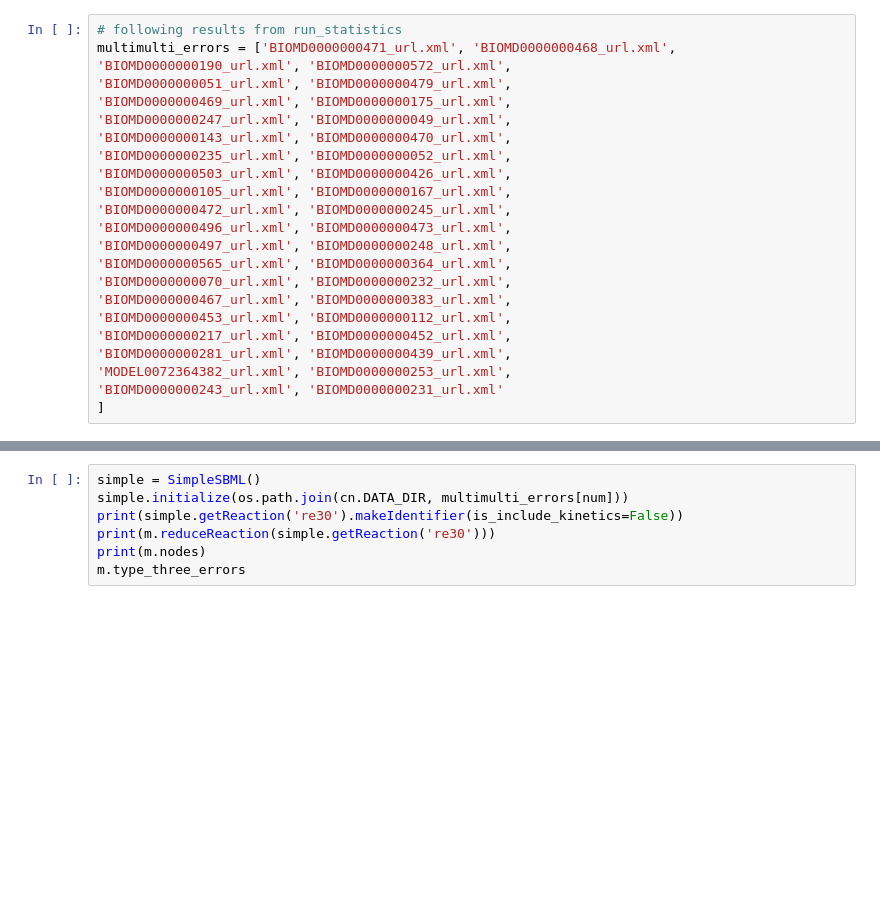
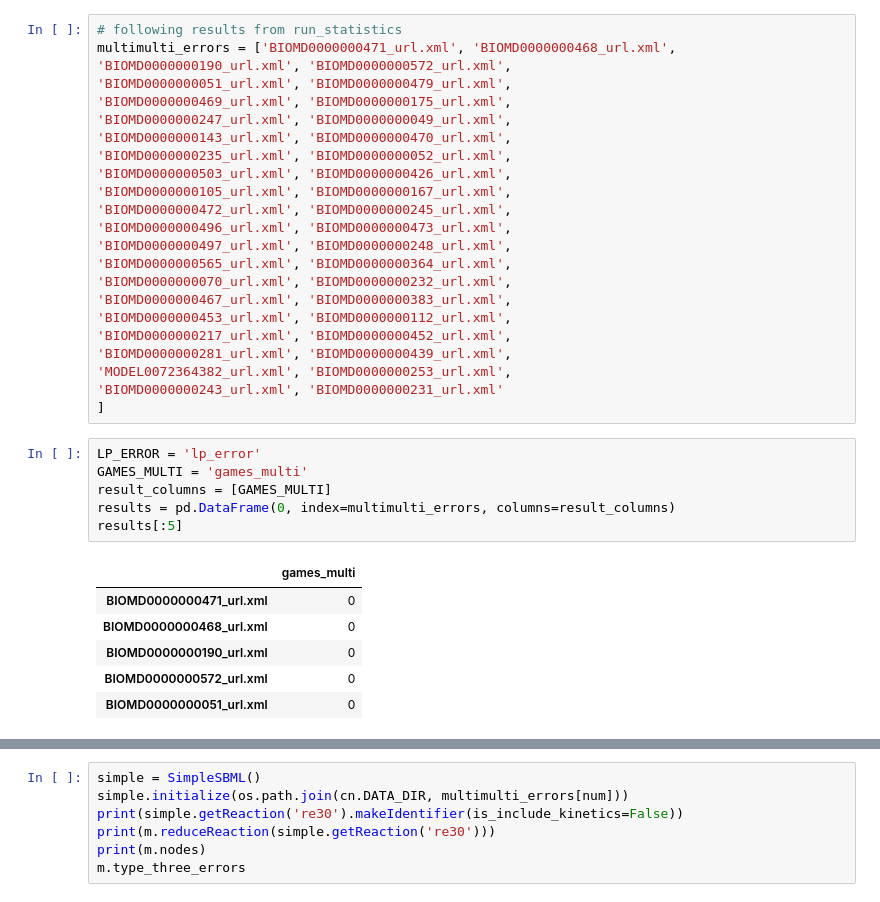
Before and after one commit to ModelEngineering/SBMLLint, a Jupyter notebook: notebook/construct_multimulti.ipynb, the cells around one changed output, grey strips where cells are left out. Saved outputs shown, nothing was run; the diff lists cells and outputs as text; blank space fills up the shorter version.

```diff
--- a/notebook/construct_multimulti.ipynb
+++ b/notebook/construct_multimulti.ipynb
@@ -30,3 +31,16 @@ multimulti_errors = ['BIOMD0000000471_url.xml', 'BIOMD0000000468_url.xml',
 'MODEL0072364382_url.xml', 'BIOMD0000000253_url.xml',
 'BIOMD0000000243_url.xml', 'BIOMD0000000231_url.xml'
 ]
+# %%
+LP_ERROR = 'lp_error'
+GAMES_MULTI = 'games_multi'
+result_columns = [GAMES_MULTI]
+results = pd.DataFrame(0, index=multimulti_errors, columns=result_columns)
+results[:5]
+# %% [output]
+|  | games_multi |
+| BIOMD0000000471_url.xml | 0 |
+| BIOMD0000000468_url.xml | 0 |
+| BIOMD0000000190_url.xml | 0 |
+| BIOMD0000000572_url.xml | 0 |
+| BIOMD0000000051_url.xml | 0 |
```
Also changed, not shown: parts of 7 cells of this notebook, 1 other file.
